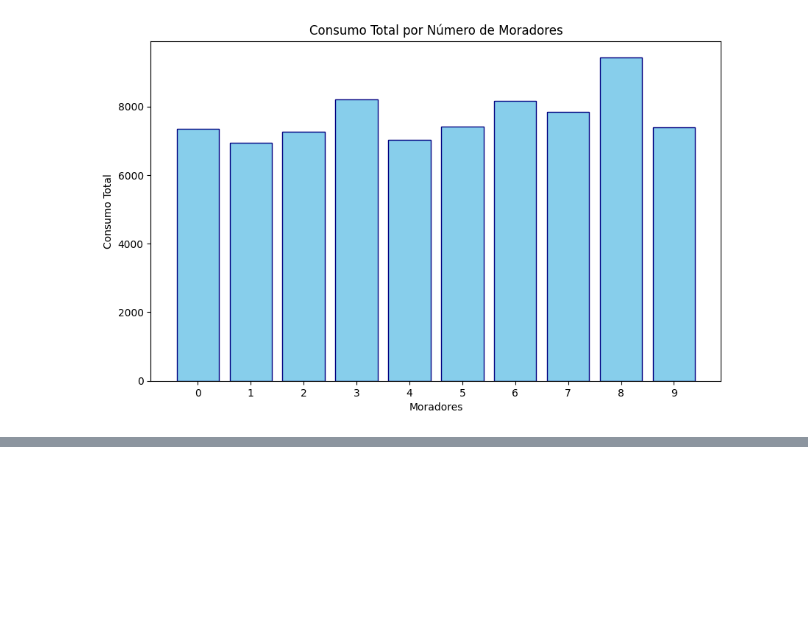
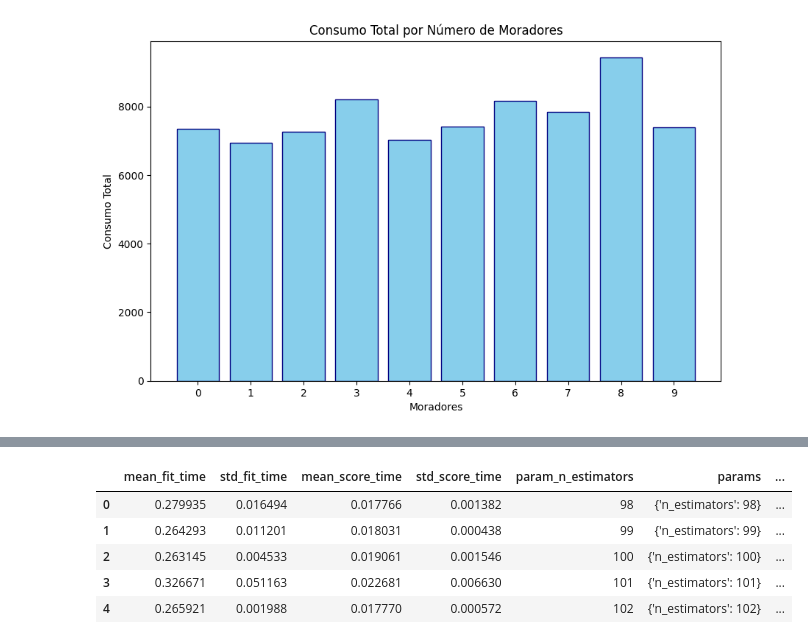
Before and after one commit to uChicoProgramming/energy_consuption_prediction, a Jupyter notebook: energy_consuption_prediction.ipynb, the cells around one changed output, grey strips where cells are left out. Drawn from its saved outputs; the diff is of its cells as text; code cells hidden in the pictures; blank space fills up the shorter version.

```diff
--- a/energy_consuption_prediction.ipynb
+++ b/energy_consuption_prediction.ipynb
@@ -185,0 +218,14 @@ RangeIndex(start=0, stop=10, step=1)
+# %%
+model = GridSearchCV(
+                    estimator=RandomForestRegressor(random_state=42),
+                    param_grid={'n_estimators': [98, 99, 100, 101, 102]},
+                    cv=3)
+model.fit(X, y)
+pd.DataFrame(model.cv_results_)
+# %% [output]
+|  | mean_fit_time | std_fit_time | mean_score_time | std_score_time | param_n_estimators | params | ... |
+| 0 | 0.279935 | 0.016494 | 0.017766 | 0.001382 | 98 | {'n_estimators': 98} | ... |
+| 1 | 0.264293 | 0.011201 | 0.018031 | 0.000438 | 99 | {'n_estimators': 99} | ... |
+| 2 | 0.263145 | 0.004533 | 0.019061 | 0.001546 | 100 | {'n_estimators': 100} | ... |
+| 3 | 0.326671 | 0.051163 | 0.022681 | 0.006630 | 101 | {'n_estimators': 101} | ... |
+| 4 | 0.265921 | 0.001988 | 0.017770 | 0.000572 | 102 | {'n_estimators': 102} | ... |
```
Also changed, not shown: parts of 4 cells of this notebook.
